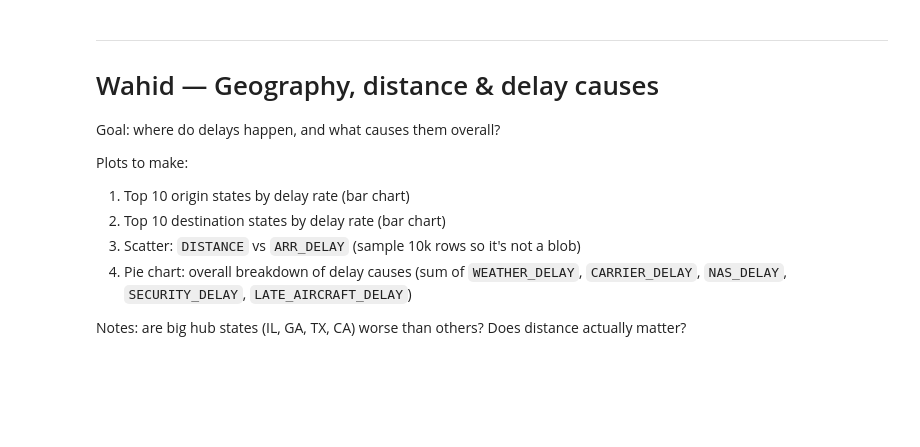
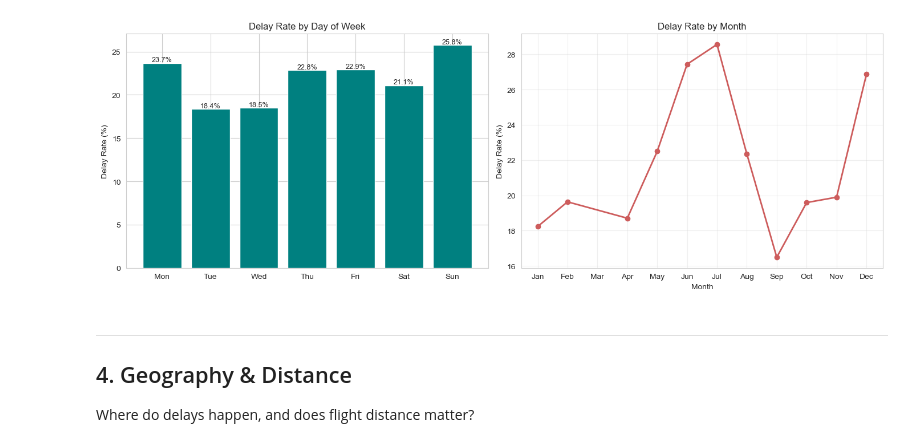
Before and after one commit to dennisous/STT811-Project, a Jupyter notebook: eda.ipynb, the cells around one changed output. Saved outputs shown, nothing was run; the diff lists cells and outputs as text; code cells hidden in the pictures; blank space fills up the shorter version.

```diff
--- a/eda.ipynb
+++ b/eda.ipynb
@@ -252,2 +351,41 @@ Notes: confirm or deny the "evening flights delay more" claim. Any seasonal patt
 # %%
-# TODO (Dennis): delay rate by DAY_OF_WEEK and MONTH
+# Side-by-side: day-of-week and month
+day_labels = ["Mon", "Tue", "Wed", "Thu", "Fri", "Sat", "Sun"]
+dow_delay = df.groupby("DAY_OF_WEEK")["DEP_DEL15"].mean() * 100
+month_delay = df.groupby("MONTH")["DEP_DEL15"].mean() * 100
+month_labels = [
+    "Jan",
+    "Feb",
+    "Mar",
+    "Apr",
+    "May",
+    "Jun",
+    "Jul",
+    "Aug",
+    "Sep",
+    "Oct",
+    "Nov",
+    "Dec",
+]
+
+fig, axes = plt.subplots(1, 2, figsize=(14, 5))
+axes[0].bar(day_labels, dow_delay.values, color="teal")
+axes[0].set_ylabel("Delay Rate (%)")
+axes[0].set_title("Delay Rate by Day of Week")
+for i, v in enumerate(dow_delay.values):
+    axes[0].text(i, v + 0.15, f"{v:.1f}%", ha="center", fontsize=9)
+
+axes[1].plot(
+    month_delay.index, month_delay.values, marker="o", linewidth=2, color="indianred"
+)
+axes[1].set_xlabel("Month")
+axes[1].set_ylabel("Delay Rate (%)")
+axes[1].set_title("Delay Rate by Month")
+axes[1].set_xticks(range(1, 13))
+axes[1].set_xticklabels(month_labels)
+axes[1].grid(alpha=0.3)
+
+plt.tight_layout()
+plt.show()
+# %% [output]
+[figure, added]
@@ -256,14 +392,6 @@ Notes: confirm or deny the "evening flights delay more" claim. Any seasonal patt
-# %% [markdown]
----
-# Wahid — Geography, distance & delay causes
-
-Goal: where do delays happen, and what causes them overall?
-
-Plots to make:
-1. Top 10 origin states by delay rate (bar chart)
-2. Top 10 destination states by delay rate (bar chart)
-3. Scatter: `DISTANCE` vs `ARR_DELAY` (sample 10k rows so it's not a blob)
-4. Pie chart: overall breakdown of delay causes (sum of `WEATHER_DELAY`, `CARRIER_DELAY`, `NAS_DELAY`, `SECURITY_DELAY`, `LATE_AIRCRAFT_DELAY`)
-
-Notes: are big hub states (IL, GA, TX, CA) worse than others? Does distance actually matter?
+# %% [markdown]
+---
+## 4. Geography & Distance
+
+Where do delays happen, and does flight distance matter?
 # %%
```
Also changed, not shown: parts of 22 cells of this notebook.
